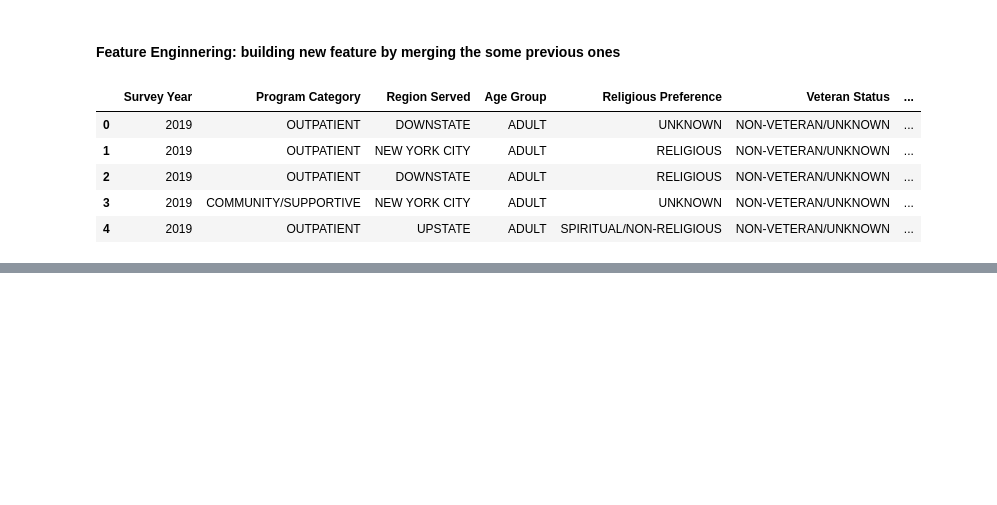
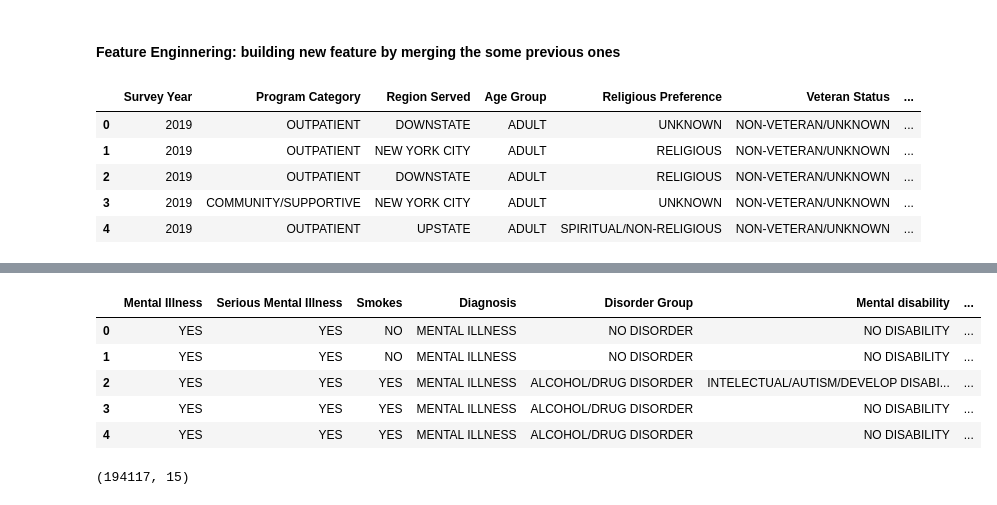
Before and after one commit to rdmouhouadi/Mental_Health_State_Prediction, a Jupyter notebook: Notebooks/EDA_&_Data_Preprocessing.ipynb, the cells around one changed output, grey strips where cells are left out. Cells and saved outputs as stored; diff of their text form; code cells hidden in the pictures; blank space fills up the shorter version.

Commit message:
changes in clinical data variables

```diff
--- a/Notebooks/EDA_&_Data_Preprocessing.ipynb
+++ b/Notebooks/EDA_&_Data_Preprocessing.ipynb
@@ -576,0 +575,6 @@ CLinical Group
+# %%
+#Clinical
+# new  group dataset (I add the target)
+new_clin_grp = Clinical.copy()
+new_clin_grp["Mental Illness"] = target["Mental Illness"].values
+new_clin_grp.head()
@@ -576,0 +631,14 @@ CLinical Group
+# %%
+# Use all the aggregation funxtions into one
+def apply_all_aggregations(df):
+    df = df.copy()
+    df['Principal Diagnosis Class'] = aggregate_Principal_Diagnosis_Class(df)
+    df['Additional Diagnosis Class'] = aggregate_additional_Diagnosis_Class(df)
+    return df
+# %%
+# Apply to demographic dataset
+Clinical_cat_agg = apply_all_aggregations(new_clin_grp)
+
+# check unique values after aggregation
+for col in Clinical_cat_agg.columns:
+    print(f"{col} → {Clinical_cat_agg[col].unique()}")
@@ -576,0 +1019,55 @@ CLinical Group
+# %%
+#Apply
+Clinical_cat_agg_feat_merg = Clinical_cat_agg.copy()
+
+
+Clinical_cat_agg_feat_merg['Diagnosis'] = Clinical_cat_agg_feat_merg.apply(diagnosis_class, axis=1)
+
+Clinical_cat_agg_feat_merg['Disorder Group'] = Clinical_cat_agg_feat_merg.apply(disorder_group, axis=1)
+
+Clinical_cat_agg_feat_merg['Mental disability'] = Clinical_cat_agg_feat_merg.apply(mentaldisability_group, axis=1)
+
+Clinical_cat_agg_feat_merg['Impairment Group'] = Clinical_cat_agg_feat_merg.apply(Impairment_group, axis=1)
+
+Clinical_cat_agg_feat_merg['Chronical diseases'] = Clinical_cat_agg_feat_merg.apply(chro_group, axis=1)
+
+Clinical_cat_agg_feat_merg['Users Canabis'] = Clinical_cat_agg_feat_merg.apply(usocanabis_group, axis=1)
+
+Clinical_cat_agg_feat_merg['Smoking treatment'] = Clinical_cat_agg_feat_merg.apply(smokingtreat_group, axis=1)
+
+Clinical_cat_agg_feat_merg['Service_drug_alcohol_opiod'] = Clinical_cat_agg_feat_merg.apply(servicedrugalcohol_group, axis=1)
+
+Clinical_cat_agg_feat_merg['Other_testchronic_group'] = Clinical_cat_agg_feat_merg.apply(Othertestchronic_group, axis=1)
+
+Clinical_cat_agg_feat_merg['Heartchronic'] = Clinical_cat_agg_feat_merg.apply(Heartchronic_group, axis=1)
+
+Clinical_cat_agg_feat_merg['Brainchronic'] = Clinical_cat_agg_feat_merg.apply(Brainchronic_group, axis=1)
+
+Clinical_cat_agg_feat_merg['Otherchron_group'] = Clinical_cat_agg_feat_merg.apply(Otherchron_group, axis=1)
+
+Clinical_cat_agg_feat_merg.drop(columns=['Intellectual Disability', 'Autism Spectrum','Other Developmental Disability', 'Alcohol Related Disorder',
+'Drug Substance Disorder', 'Opioid Related Disorder',
+ 'Principal Diagnosis Class', 'Additional Diagnosis Class',
+'Mobility Impairment Disorder', 'Hearing Impairment', 'Visual Impairment',
+'Speech Impairment', 'Hyperlipidemia', 'High Blood Pressure', 'Diabetes',
+'Obesity', 'Heart Attack', 'Stroke', 'Other Cardiac', 'Pulmonary Asthma',
+'Alzheimer or Dementia', 'Kidney Disease', 'Liver Disease',
+'Endocrine Condition', 'Neurological Condition', 'Traumatic Brain Injury',
+'Joint Disease', 'Cancer', 'Other Chronic Med Condition',
+'No Chronic Med Condition', 'Unknown Chronic Med Condition',
+'Cannabis Recreational Use', 'Cannabis Medicinal Use',
+'Received Smoking Medication', 'Received Smoking Counseling',
+'Alcohol 12m Service', 'Opioid 12m Service', 'Drug/Substance 12m Service'], inplace=True)
+
+Clinical_cat_agg_feat_merg.head()
+# %% [output]
+|  | Mental Illness | Serious Mental Illness | Smokes | Diagnosis | Disorder Group | Mental disability | ... |
+| 0 | YES | YES | NO | MENTAL ILLNESS | NO DISORDER | NO DISABILITY | ... |
+| 1 | YES | YES | NO | MENTAL ILLNESS | NO DISORDER | NO DISABILITY | ... |
+| 2 | YES | YES | YES | MENTAL ILLNESS | ALCOHOL/DRUG DISORDER | INTELECTUAL/AUTISM/DEVELOP DISABI... | ... |
+| 3 | YES | YES | YES | MENTAL ILLNESS | ALCOHOL/DRUG DISORDER | NO DISABILITY | ... |
+| 4 | YES | YES | YES | MENTAL ILLNESS | ALCOHOL/DRUG DISORDER | NO DISABILITY | ... |
+# %%
+print(Clinical_cat_agg_feat_merg.shape)
+# %% [output]
+(194117, 15)
```
Also changed, not shown: parts of 24 cells of this notebook.
